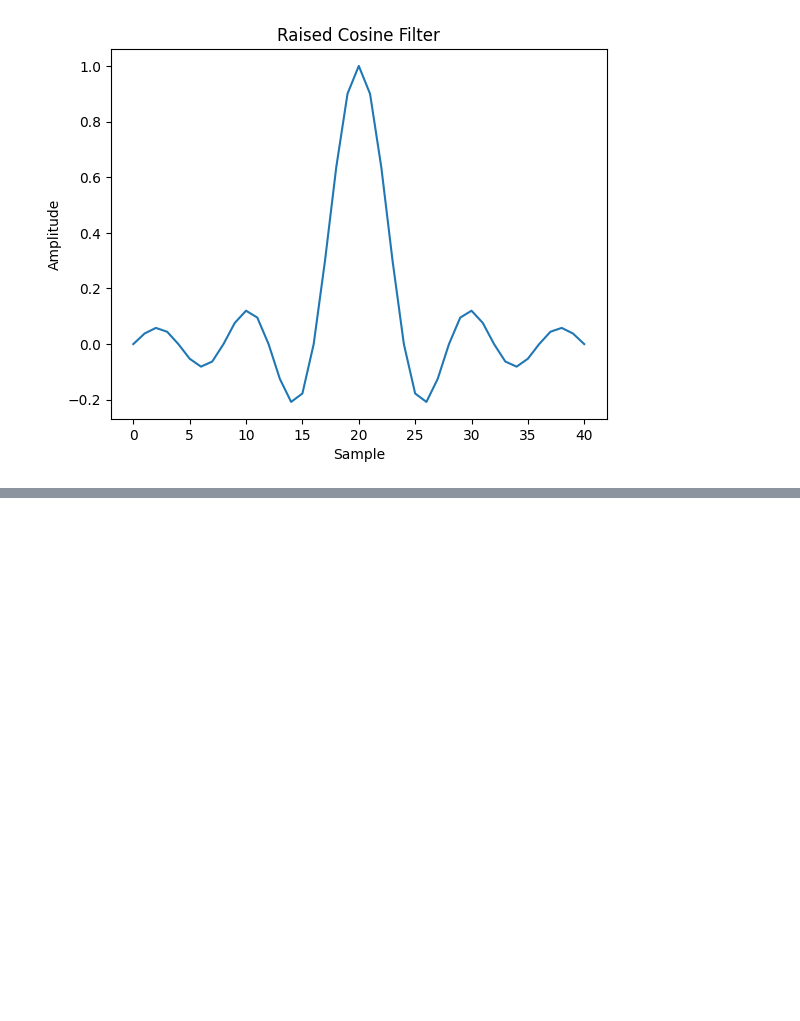
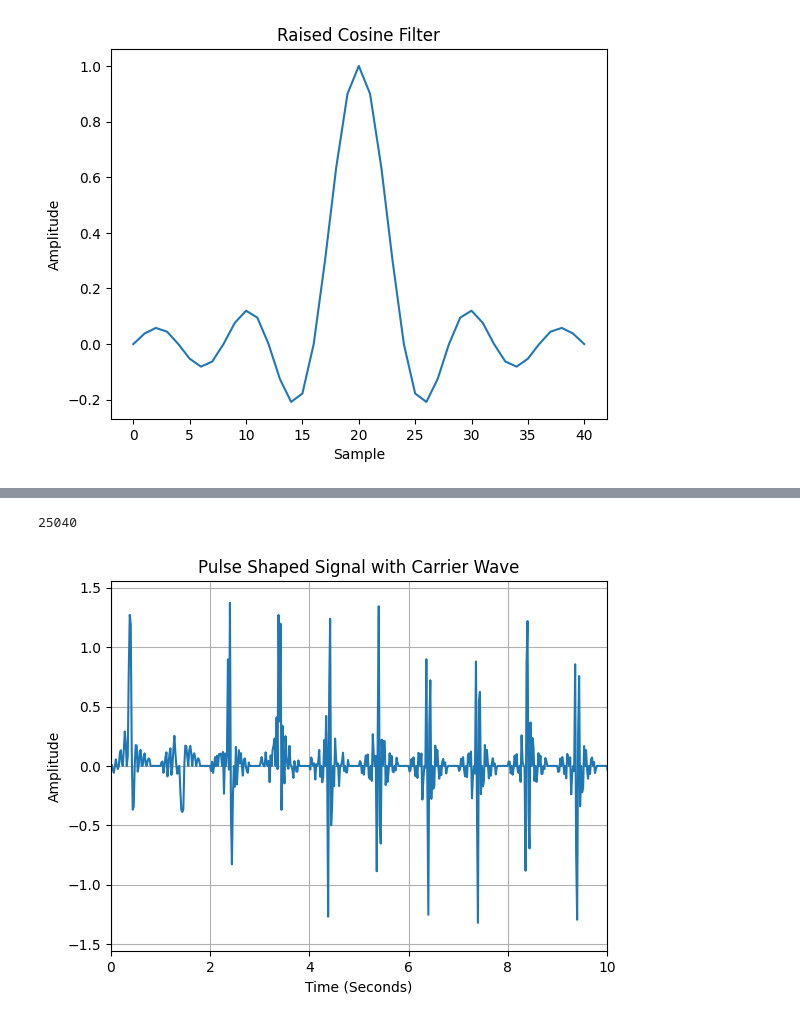
Before and after one commit to EnochYounceSAIC/FiberOptics, a Jupyter notebook: weektwo/chromatic_dispersion.ipynb, the cells around one changed output, grey strips where cells are left out. Cells and saved outputs as stored; diff of their text form; code cells hidden in the pictures; blank space fills up the shorter version.

```diff
--- a/weektwo/chromatic_dispersion.ipynb
+++ b/weektwo/chromatic_dispersion.ipynb
@@ -209,0 +210,14 @@ plt.show()
+# %%
+time_vector = np.arange(len(shaped_signal)) / sps # Use sps for time vector in seconds
+carrier_wave = np.exp(1j * 2 * np.pi * f_light * time_vector[:len(shaped_signal)])
+shaped_signal[:len(shaped_signal)] = shaped_signal * carrier_wave
+print(len(shaped_signal))
+plt.plot(time_vector,np.real(shaped_signal))
+plt.title('Pulse Shaped Signal with Carrier Wave')
+plt.xlim(0,10)
+plt.xlabel('Time (Seconds)')
+plt.ylabel('Amplitude')
+plt.grid(True)
+# %% [output]
+25040
+[figure, added]
```
Also changed, not shown: parts of 4 cells of this notebook.
